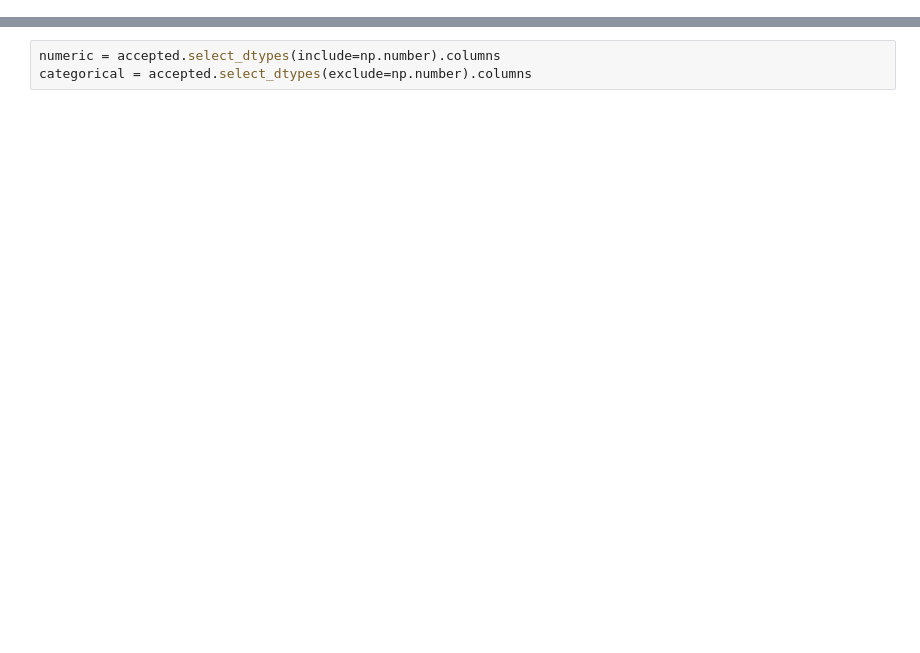
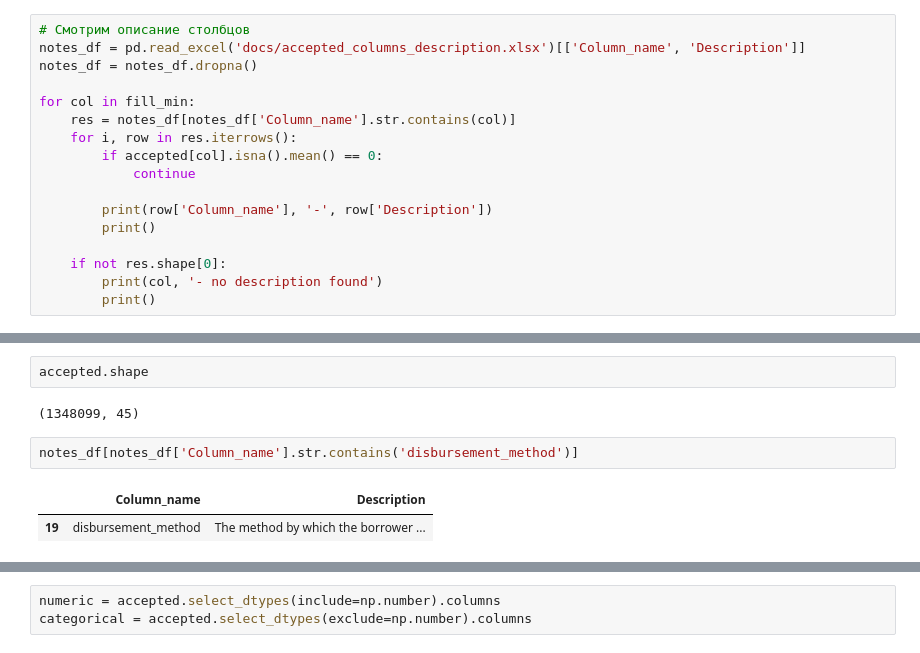
Before and after one commit to gaarutyunov/credit-risk, a Jupyter notebook: eda.ipynb, the cells around one changed output, grey strips where cells are left out. Saved outputs shown, nothing was run; the diff lists cells and outputs as text; blank space fills up the shorter version.

```diff
--- a/eda.ipynb
+++ b/eda.ipynb
@@ -35,0 +131,17 @@ accepted.drop(columns="policy_code", inplace=True)
+# %%
+# Смотрим описание столбцов
+notes_df = pd.read_excel('docs/accepted_columns_description.xlsx')[['Column_name', 'Description']]
+notes_df = notes_df.dropna()
+
+for col in fill_min:
+    res = notes_df[notes_df['Column_name'].str.contains(col)]
+    for i, row in res.iterrows():
+        if accepted[col].isna().mean() == 0:
+            continue
+
+        print(row['Column_name'], '-', row['Description'])
+        print()
+
+    if not res.shape[0]:
+        print(col, '- no description found')
+        print()
@@ -35,0 +377,9 @@ accepted.drop(columns="policy_code", inplace=True)
+# %%
+accepted.shape
+# %% [output]
+(1348099, 45)
+# %%
+notes_df[notes_df['Column_name'].str.contains('disbursement_method')]
+# %% [output]
+|  | Column_name | Description |
+| 19 | disbursement_method | The method by which the borrower ... |
```
Also changed, not shown: parts of 48 cells of this notebook, 1 other file.
